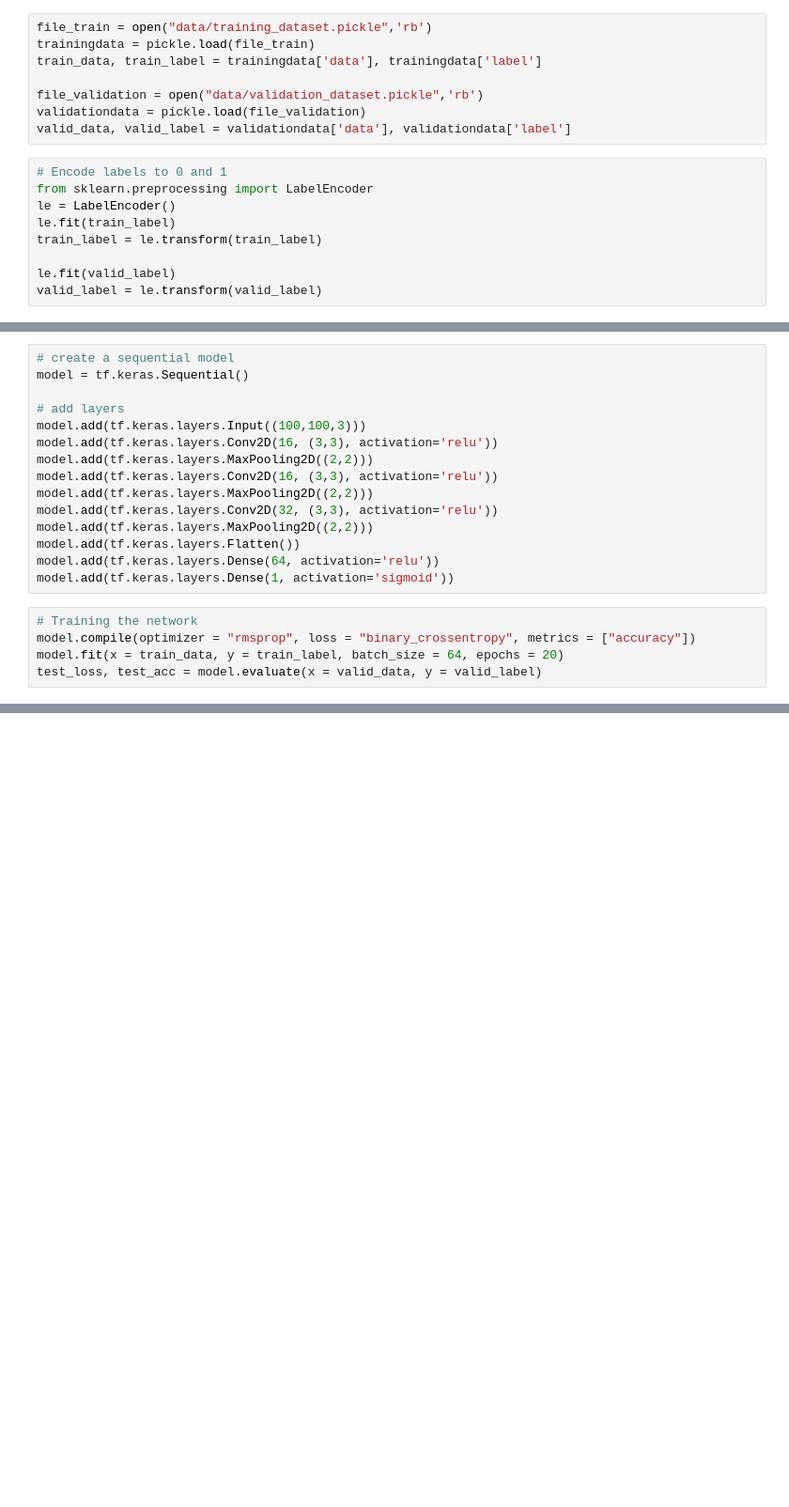
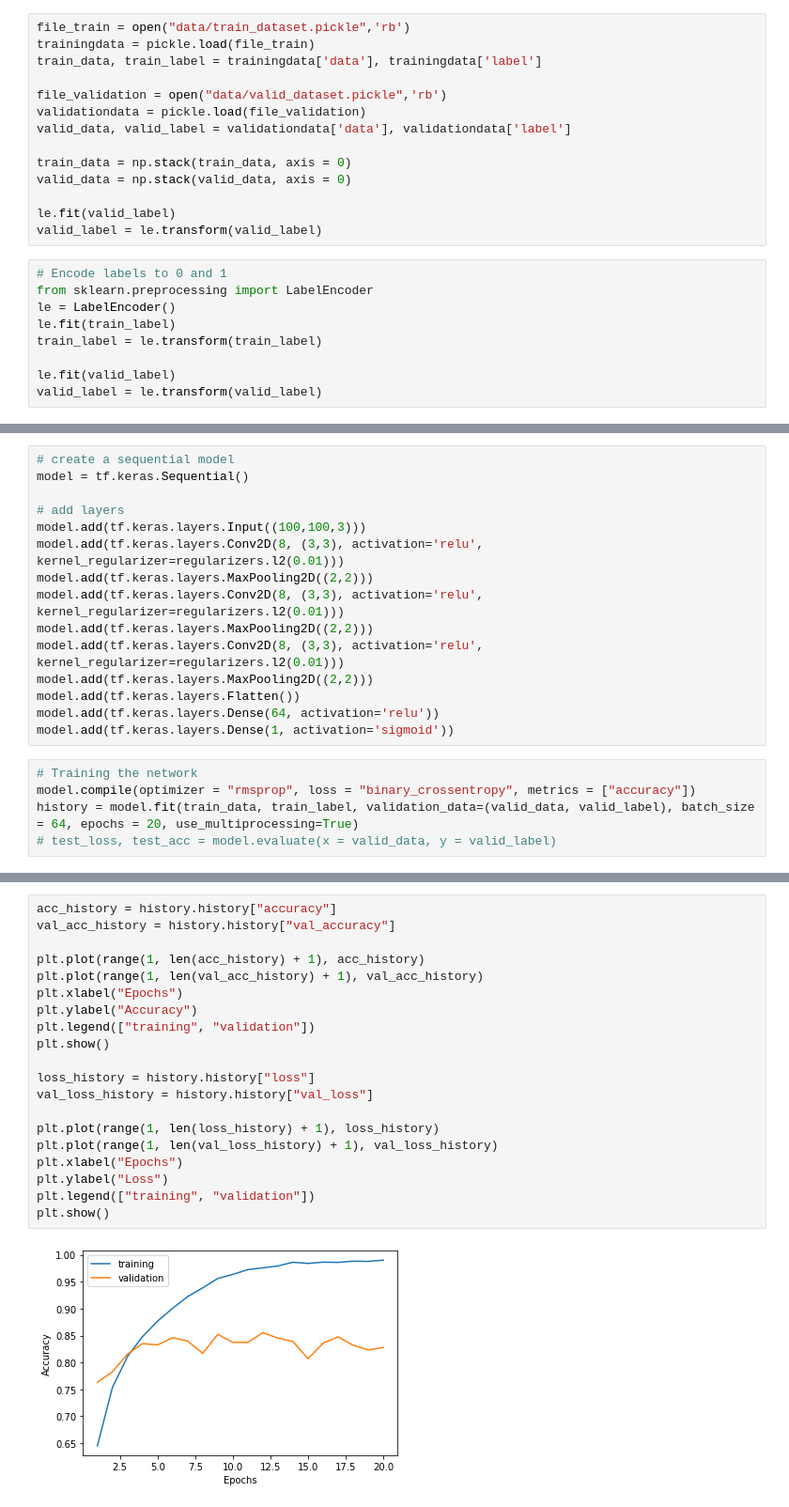
Before and after one commit to StefanWinterToo/DL_Assignment, a Jupyter notebook: ImprovedModel.ipynb, the cells around one changed output, grey strips where cells are left out. Shown: that part at 94% size. Drawn from its saved outputs; the diff is of its cells as text; blank space fills up the shorter version.

```diff
--- a/ImprovedModel.ipynb
+++ b/ImprovedModel.ipynb
@@ -153,11 +82,17 @@ Epoch 20/20
 # %%
-file_train = open("data/training_dataset.pickle",'rb')
+file_train = open("data/train_dataset.pickle",'rb')
 trainingdata = pickle.load(file_train)
 train_data, train_label = trainingdata['data'], trainingdata['label']
 
-file_validation = open("data/validation_dataset.pickle",'rb')
+file_validation = open("data/valid_dataset.pickle",'rb')
 validationdata = pickle.load(file_validation)
 valid_data, valid_label = validationdata['data'], validationdata['label']
+
+train_data = np.stack(train_data, axis = 0)
+valid_data = np.stack(valid_data, axis = 0)
+
+le.fit(valid_label)
+valid_label = le.transform(valid_label)
 # %%
 # Encode labels to 0 and 1
 from sklearn.preprocessing import LabelEncoder
@@ -173,11 +110,11 @@ model = tf.keras.Sequential()
 
 # add layers
 model.add(tf.keras.layers.Input((100,100,3)))
-model.add(tf.keras.layers.Conv2D(16, (3,3), activation='relu'))
+model.add(tf.keras.layers.Conv2D(8, (3,3), activation='relu', kernel_regularizer=regularizers.l2(0.01)))
 model.add(tf.keras.layers.MaxPooling2D((2,2)))
-model.add(tf.keras.layers.Conv2D(16, (3,3), activation='relu'))
+model.add(tf.keras.layers.Conv2D(8, (3,3), activation='relu', kernel_regularizer=regularizers.l2(0.01)))
 model.add(tf.keras.layers.MaxPooling2D((2,2)))
-model.add(tf.keras.layers.Conv2D(32, (3,3), activation='relu'))
+model.add(tf.keras.layers.Conv2D(8, (3,3), activation='relu', kernel_regularizer=regularizers.l2(0.01)))
 model.add(tf.keras.layers.MaxPooling2D((2,2)))
 model.add(tf.keras.layers.Flatten())
 model.add(tf.keras.layers.Dense(64, activation='relu'))
@@ -185,7 +122,7 @@ model.add(tf.keras.layers.Dense(1, activation='sigmoid'))
 # %%
 # Training the network
 model.compile(optimizer = "rmsprop", loss = "binary_crossentropy", metrics = ["accuracy"])
-model.fit(x = train_data, y = train_label, batch_size = 64, epochs = 20)
-test_loss, test_acc = model.evaluate(x = valid_data, y = valid_label)
+history = model.fit(train_data, train_label, validation_data=(valid_data, valid_label), batch_size = 64, epochs = 20, use_multiprocessing=True)
+# test_loss, test_acc = model.evaluate(x = valid_data, y = valid_label)
 # %% [output]
 Epoch 1/20
@@ -264,0 +145,22 @@ Epoch 20/20
+# %%
+acc_history = history.history["accuracy"]
+val_acc_history = history.history["val_accuracy"]
+
+plt.plot(range(1, len(acc_history) + 1), acc_history)
+plt.plot(range(1, len(val_acc_history) + 1), val_acc_history)
+plt.xlabel("Epochs")
+plt.ylabel("Accuracy")
+plt.legend(["training", "validation"])
+plt.show()
+
+loss_history = history.history["loss"]
+val_loss_history = history.history["val_loss"]
+
+plt.plot(range(1, len(loss_history) + 1), loss_history)
+plt.plot(range(1, len(val_loss_history) + 1), val_loss_history)
+plt.xlabel("Epochs")
+plt.ylabel("Loss")
+plt.legend(["training", "validation"])
+plt.show()
+# %% [output]
+[figure, added]
```
Also changed, not shown: parts of 24 cells of this notebook, 1 other file.
